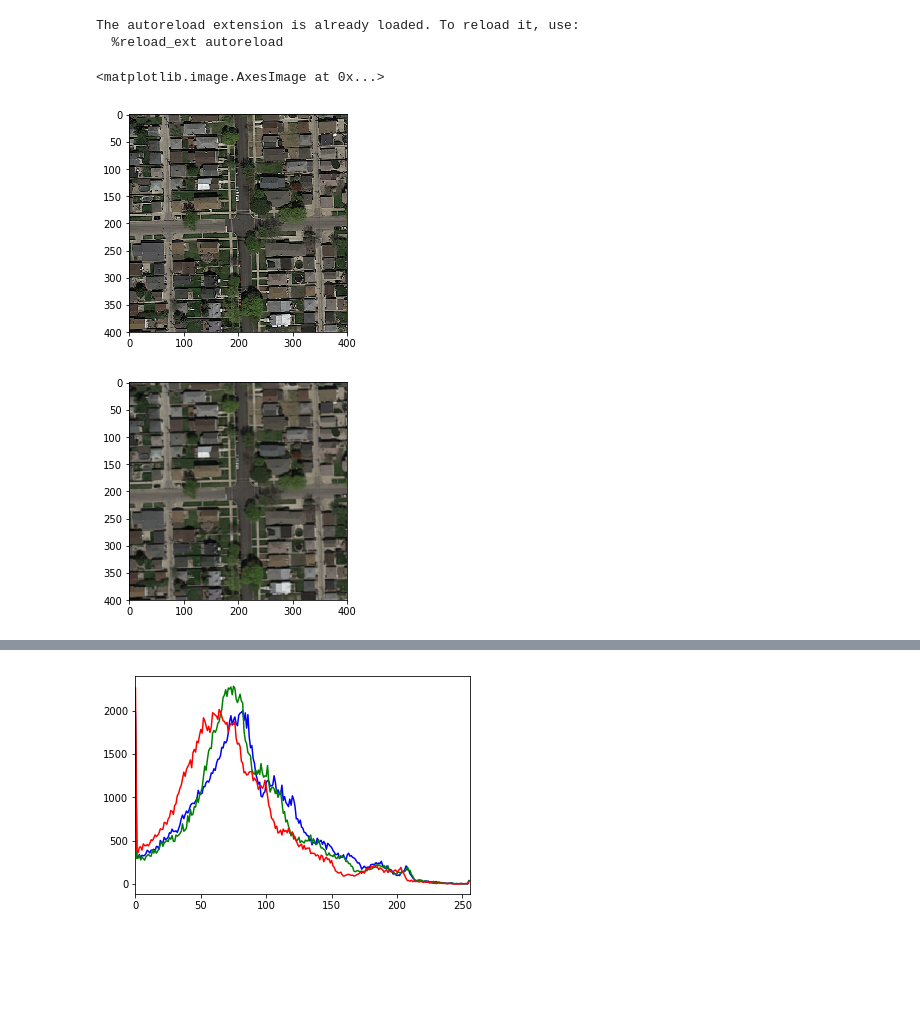
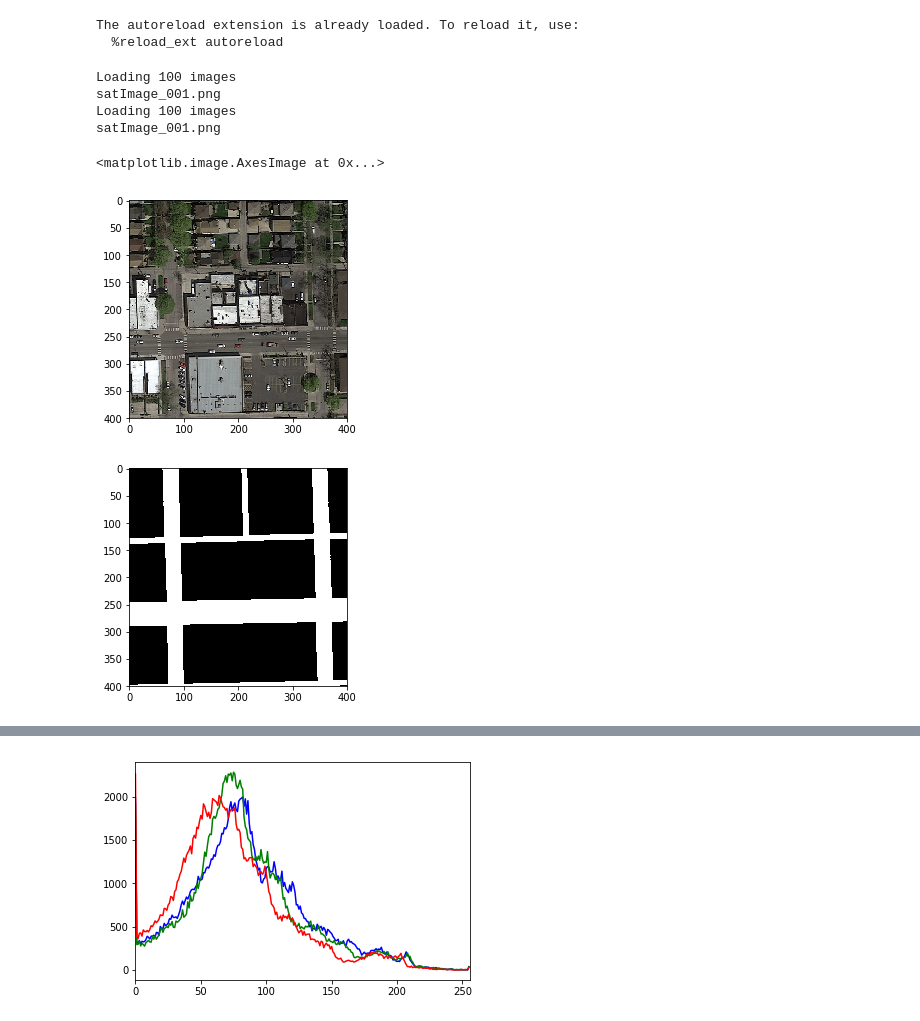
Before and after one commit to Droxef/ML2017_project2, a Jupyter notebook: segment_aerial_images.ipynb, the cells around one changed output, grey strips where cells are left out. Drawn from its saved outputs; the diff is of its cells as text; code cells hidden in the pictures; blank space fills up the shorter version.

```diff
--- a/segment_aerial_images.ipynb
+++ b/segment_aerial_images.ipynb
@@ -256,14 +262,52 @@ from helpers import *
 # %% [output]
 The autoreload extension is already loaded. To reload it, use:
   %reload_ext autoreload
+# %%
+# Loaded a set of images
+root_dir = "dataset/training/"
+
+image_dir = root_dir + "images/"
+files = os.listdir(image_dir)
+n = min(100, len(files)) # Load maximum 20 images
+print("Loading " + str(n) + " images")
+imgs = [load_image_cv(image_dir + files[i]) for i in range(n)]
+print(files[0])
+
+gt_dir = root_dir + "groundtruth/"
+print("Loading " + str(n) + " images")
+gt_imgs = [load_image_cv(gt_dir + files[i]) for i in range(n)]
+print(files[0])
+
+n = 60 # Only use 10 images for training
+Seed=16678
+
+np.random.seed(Seed)
+idx = range(len(imgs))
+idx = np.random.permutation(idx)
+imgs_train =
+# %% [output]
+Loading 100 images
+satImage_001.png
+Loading 100 images
+satImage_001.png
+# %%
+# Load the test images
+test_dir = "dataset/test_set_images/"
+image_dir = "test_"
+n_test=50   # should NEVER be higher
+
+imgs_test = [load_image(test_dir+image_dir+"{}/".format(n)+image_dir+"{}.png".format(n)) for i in range(1,n_test+1)]
 # %%
-img1=load_image(image_dir+"satImage_001.png")
+img1=load_image(image_dir+"satImage_098.png")
+gt1=load_image(gt_dir+"satImage_098.png")
+gt1[gt1<=0.8]=0
+gt1[gt1>0.8]=1
 img2=load_image_cv(image_dir+"satImage_002.png")
 plt.imshow(img1)
-img1=cv2.bilateralFilter(img1,5,100,100)
+#img1=cv2.bilateralFilter(img1,5,100,100)
 plt.figure()
-plt.imshow(img1)
+plt.imshow(gt1,cmap='gray')
 # %% [output]
 <matplotlib.image.AxesImage at 0x...>
-[figure, old version]
+[figure, new version]
-[figure, old version]
+[figure, new version]
```
Also changed, not shown: parts of 12 cells of this notebook.
